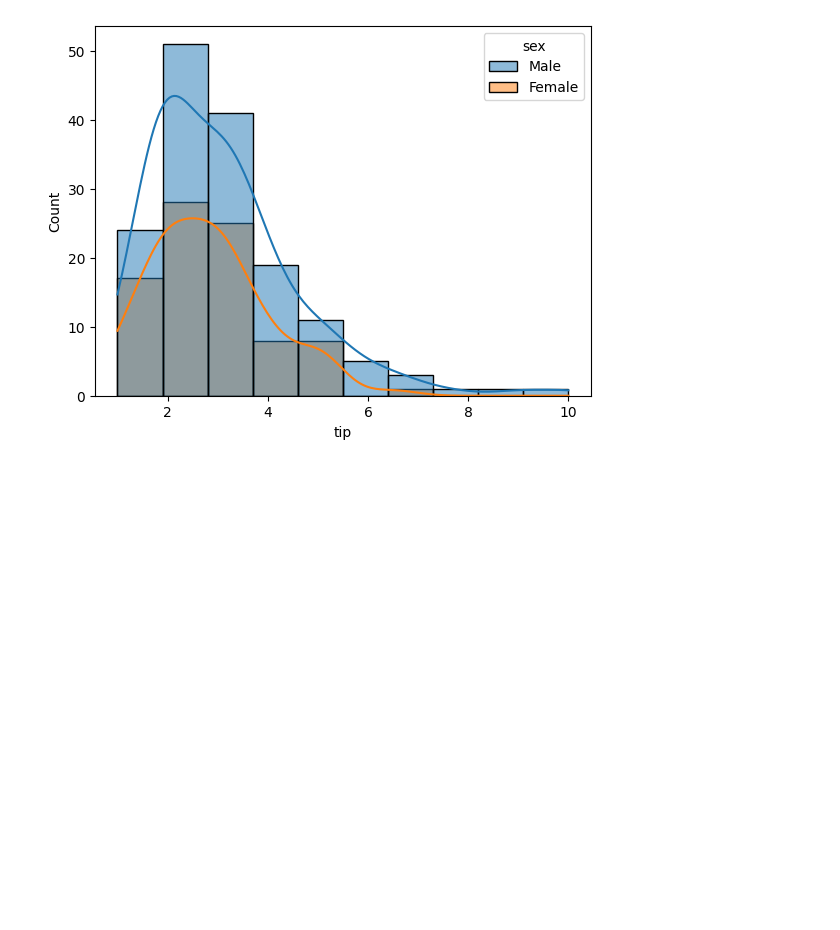
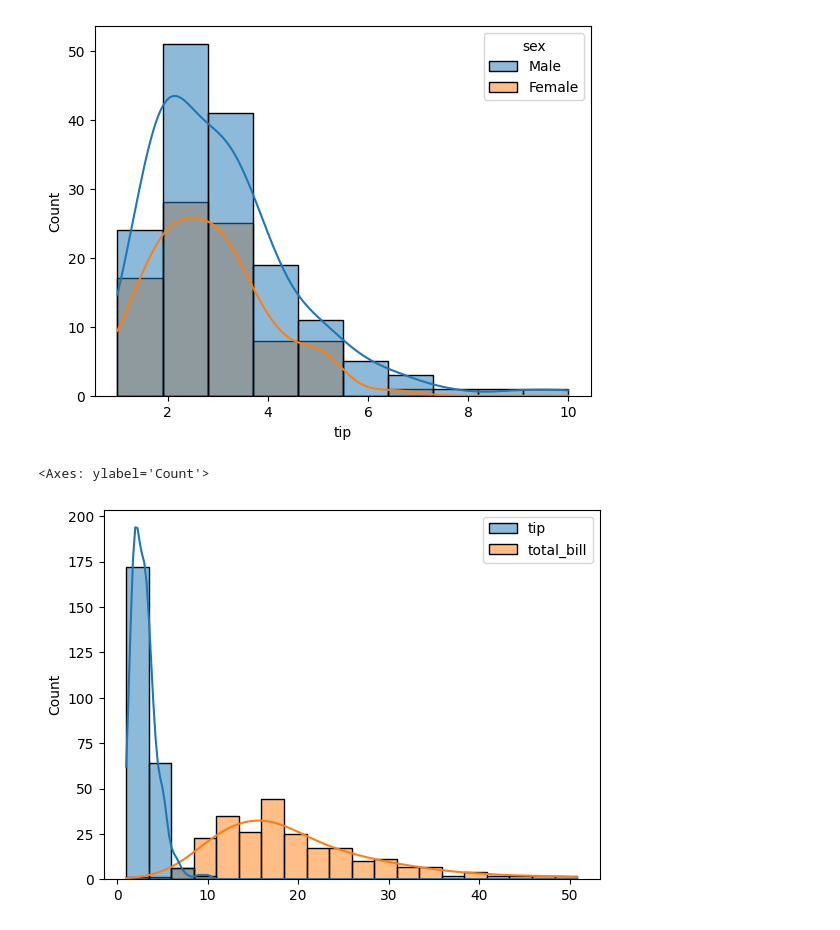
Before and after one commit to MithunKumarRajak/Machine-Learning, a Jupyter notebook: Seaborn/Distribution_Plots.ipynb, the cells around one changed output. Cells and saved outputs as stored; diff of their text form; code cells hidden in the pictures; blank space fills up the shorter version.

```diff
--- a/Seaborn/Distribution_Plots.ipynb
+++ b/Seaborn/Distribution_Plots.ipynb
@@ -66,3 +66,8 @@ sns.histplot(x='tip',data=data,bins=10,kde=True,hue='sex')
 plt.show()
 # %% [output]
 [figure]
+# %%
+sns.histplot(data=data[['tip','total_bill']],kde=True,bins=20)
+# %% [output]
+<Axes: ylabel='Count'>
+[figure, added]
```
Also changed, not shown: parts of 8 cells of this notebook.
